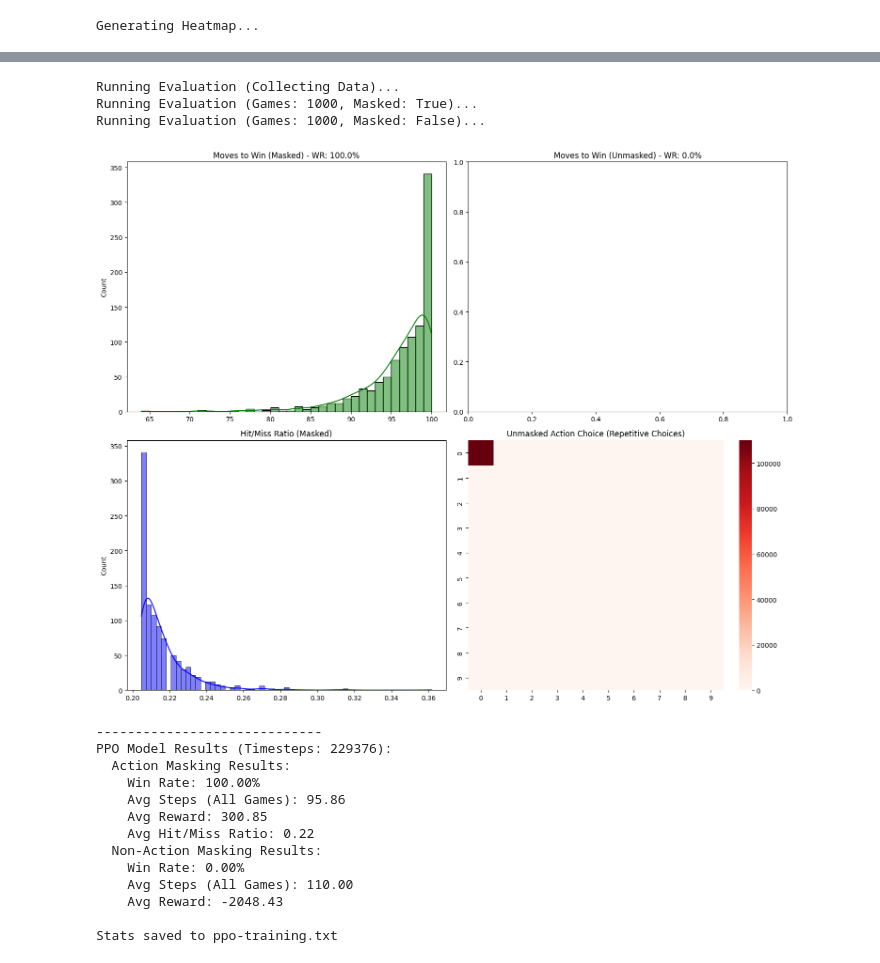
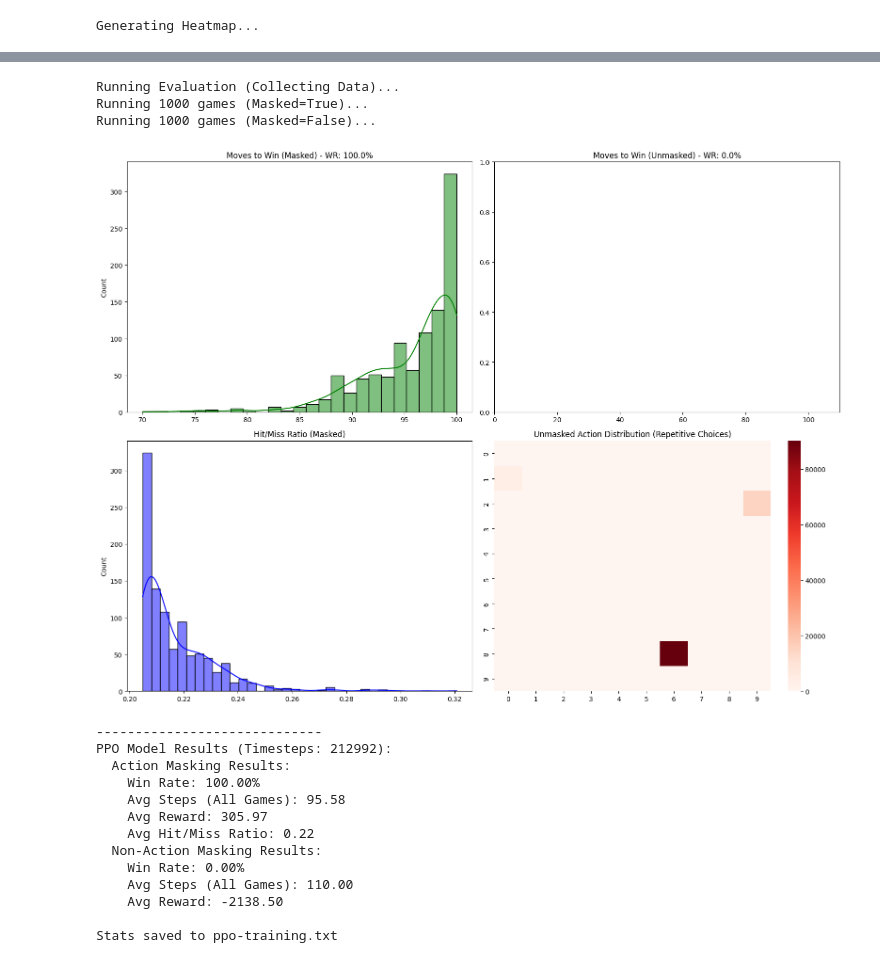
Before and after one commit to shayanhalder/battleship-reinforcement-learning, a Jupyter notebook: ppo.ipynb, the cells around one changed output, grey strips where cells are left out. Cells and saved outputs as stored; diff of their text form; code cells hidden in the pictures.

```diff
--- a/ppo.ipynb
+++ b/ppo.ipynb
@@ -490,6 +484,11 @@ checkpoint_callback = CheckpointCallback(
     name_prefix="ppo_checkpoint"
 )
 
+def linear_schedule(initial_value: float) -> Callable[[float], float]:
+    def func(progress_remaining: float) -> float:
+        return progress_remaining * initial_value
+    return func
+
 # Combine callbacks
 from stable_baselines3.common.callbacks import CallbackList
 combined_callback = CallbackList([callback, checkpoint_callback])
@@ -508,7 +507,7 @@ num_envs = 16
 env = make_vec_env(
     make_masked_env,
     n_envs=num_envs,
-    seed=0,
+    seed=42,
     monitor_dir=LOG_DIR
 )
 
@@ -523,10 +522,10 @@ model = MaskablePPO(
     "CnnPolicy",
     env,
     learning_rate=linear_schedule(0.0003),
-    n_steps=2048,
-    batch_size=512,
+    n_steps=1024,
+    batch_size=256,
     n_epochs=10,
-    gamma=0.95,
+    gamma=0.99,
     gae_lambda=0.95,
     clip_range=0.1,
     ent_coef=0.01,
@@ -608,7 +607,7 @@ evaluator = BattleshipEvaluator(model, eval_env)
 masked_results = evaluator.run_evaluation(num_games=1000, mask=True)
 unmasked_results = evaluator.run_evaluation(num_games=1000, mask=False)
 
-evaluator.plot_stats(masked_results, unmasked_results)
+evaluator.plot_dashboard(masked_results, unmasked_results)
 
 print_and_save_stats(model, masked_results, unmasked_results)
 # %% [output]
@@ -618,17 +617,17 @@ Generating Heatmap...
 Running Evaluation (Collecting Data)...
-Running Evaluation (Games: 1000, Masked: True)...
-Running Evaluation (Games: 1000, Masked: False)...
+Running 1000 games (Masked=True)...
+Running 1000 games (Masked=False)...
-[figure, old version]
+[figure, new version]
 -----------------------------
-PPO Model Results (Timesteps: 229376):
+PPO Model Results (Timesteps: 212992):
   Action Masking Results:
     Win Rate: 100.00%
-    Avg Steps (All Games): 95.86
-    Avg Reward: 300.85
+    Avg Steps (All Games): 95.58
+    Avg Reward: 305.97
     Avg Hit/Miss Ratio: 0.22
   Non-Action Masking Results:
     Win Rate: 0.00%
     Avg Steps (All Games): 110.00
-    Avg Reward: -2048.43
+    Avg Reward: -2138.50
 
 Stats saved to ppo-training.txt
```
Also changed, not shown: parts of 7 cells of this notebook, 3 other files.
